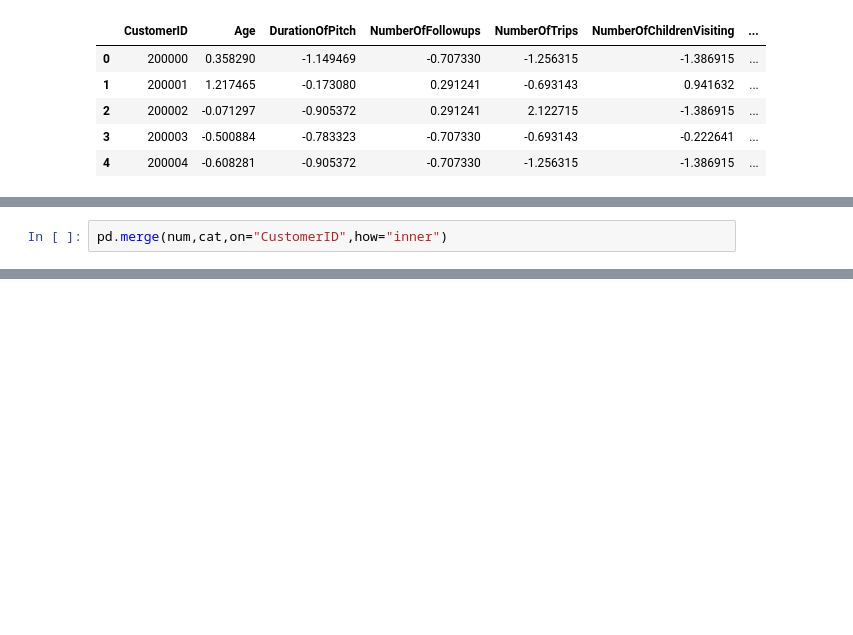
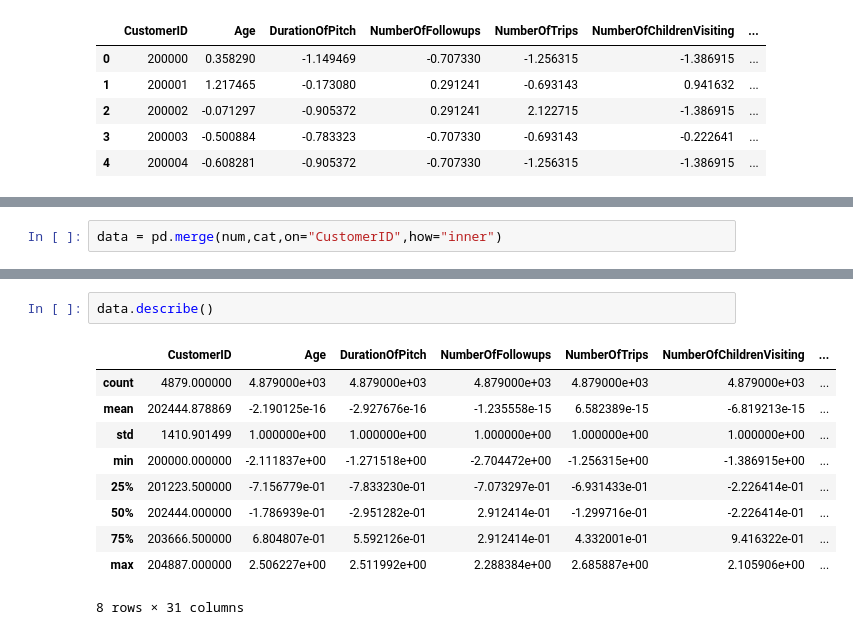
Before and after one commit to atharv4git/EDA-DP-FE--test, a Jupyter notebook: travel daataset analysis/combining num and cat data.ipynb, the cells around one changed output, grey strips where cells are left out. Cells and saved outputs as stored; diff of their text form; blank space fills up the shorter version.

Commit message:
num cat preprocessed data sombined - iteration 1

```diff
--- a/travel daataset analysis/combining num and cat data.ipynb
+++ b/travel daataset analysis/combining num and cat data.ipynb
@@ -27,2 +27,2 @@ cat.head()
 # %%
-pd.merge(num,cat,on="CustomerID",how="inner")
+data = pd.merge(num,cat,on="CustomerID",how="inner")
@@ -30,0 +83,13 @@ KeyError: 'CustomerID'
+# %%
+data.describe()
+# %% [output]
+|  | CustomerID | Age | DurationOfPitch | NumberOfFollowups | NumberOfTrips | NumberOfChildrenVisiting | ... |
+| count | 4879.000000 | 4.879000e+03 | 4.879000e+03 | 4.879000e+03 | 4.879000e+03 | 4.879000e+03 | ... |
+| mean | 202444.878869 | -2.190125e-16 | -2.927676e-16 | -1.235558e-15 | 6.582389e-15 | -6.819213e-15 | ... |
+| std | 1410.901499 | 1.000000e+00 | 1.000000e+00 | 1.000000e+00 | 1.000000e+00 | 1.000000e+00 | ... |
+| min | 200000.000000 | -2.111837e+00 | -1.271518e+00 | -2.704472e+00 | -1.256315e+00 | -1.386915e+00 | ... |
+| 25% | 201223.500000 | -7.156779e-01 | -7.833230e-01 | -7.073297e-01 | -6.931433e-01 | -2.226414e-01 | ... |
+| 50% | 202444.000000 | -1.786939e-01 | -2.951282e-01 | 2.912414e-01 | -1.299716e-01 | -2.226414e-01 | ... |
+| 75% | 203666.500000 | 6.804807e-01 | 5.592126e-01 | 2.912414e-01 | 4.332001e-01 | 9.416322e-01 | ... |
+| max | 204887.000000 | 2.506227e+00 | 2.511992e+00 | 2.288384e+00 | 2.685887e+00 | 2.105906e+00 | ... |
+8 rows × 31 columns
```
Also changed, not shown: parts of 11 cells of this notebook, 1 other file.
